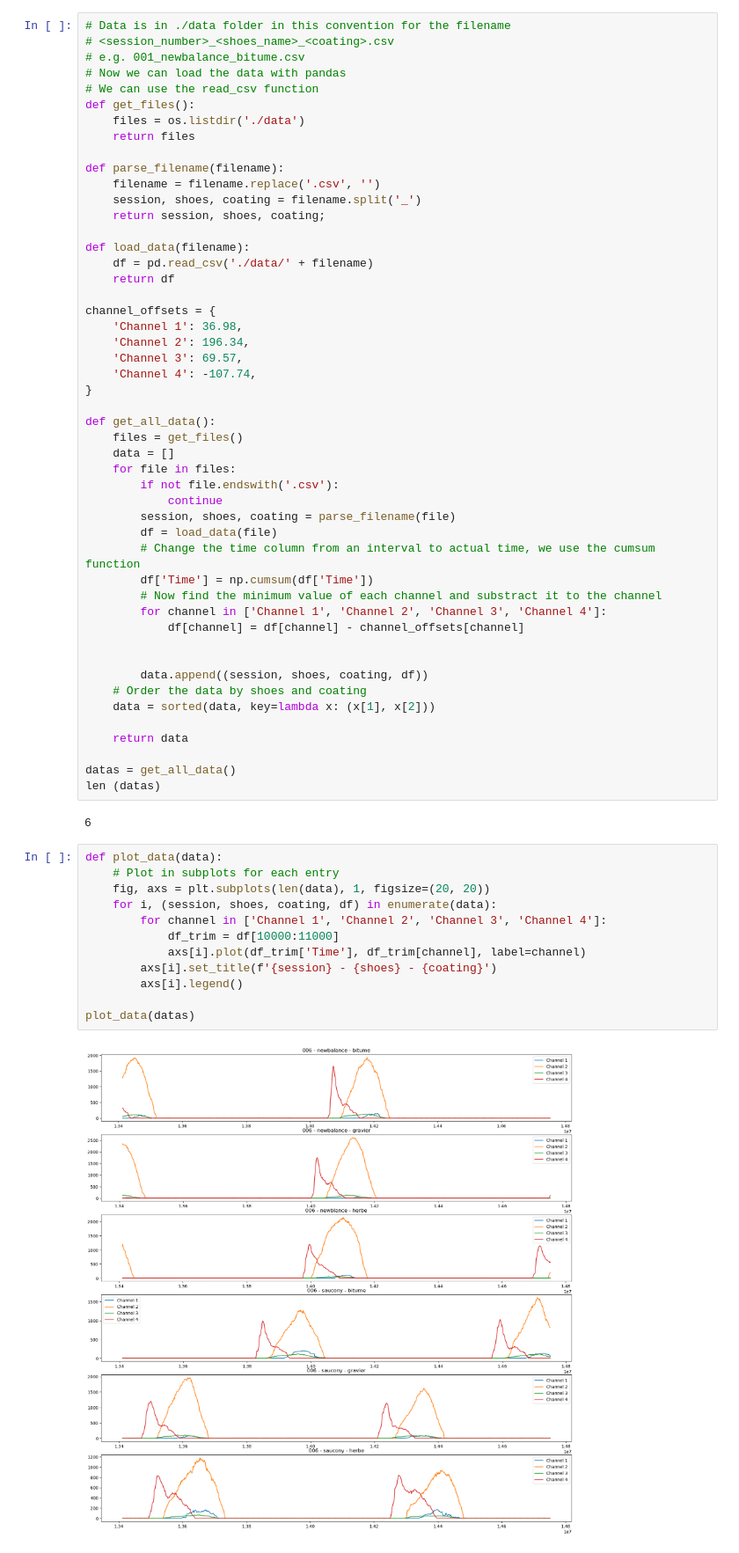
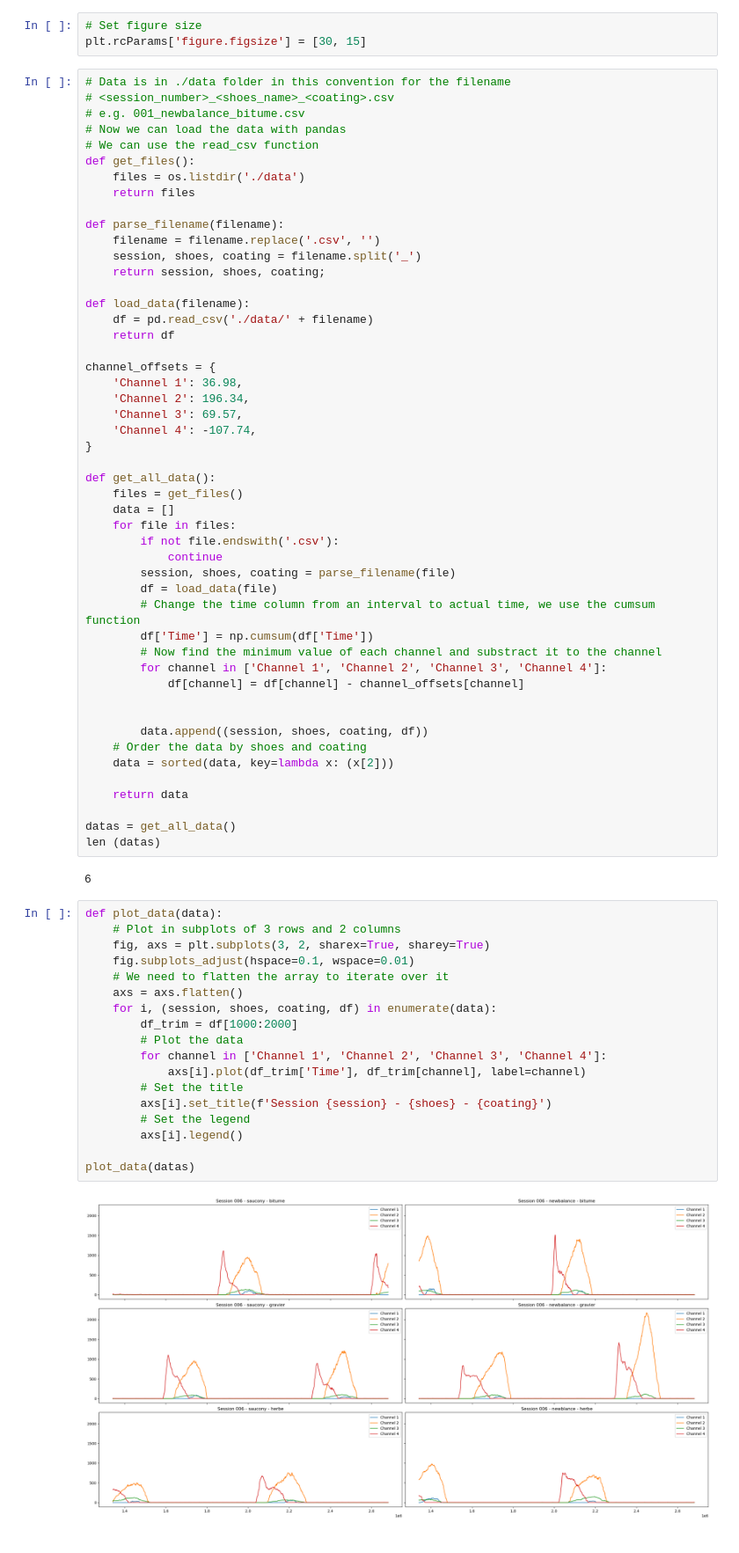
Before and after one commit to MalauD/TIPE2022, a Jupyter notebook: Code/Notebooks/exploitation.ipynb, the cells around one changed output. Shown at 88% size. Saved outputs shown, nothing was run; the diff lists cells and outputs as text.

```diff
--- a/Code/Notebooks/exploitation.ipynb
+++ b/Code/Notebooks/exploitation.ipynb
@@ -4,6 +4,9 @@ import matplotlib.pyplot as plt
 import numpy as np
 import os
 import scipy.signal as signal
+# %%
+# Set figure size
+plt.rcParams['figure.figsize'] = [30, 15]
 # %%
 # Data is in ./data folder in this convention for the filename
 # <session_number>_<shoes_name>_<coating>.csv
@@ -47,7 +50,7 @@ def get_all_data():
 
         data.append((session, shoes, coating, df))
     # Order the data by shoes and coating
-    data = sorted(data, key=lambda x: (x[1], x[2]))
+    data = sorted(data, key=lambda x: (x[2]))
 
     return data
 
@@ -57,15 +60,21 @@ len (datas)
 6
 # %%
 def plot_data(data):
-    # Plot in subplots for each entry
-    fig, axs = plt.subplots(len(data), 1, figsize=(20, 20))
+    # Plot in subplots of 3 rows and 2 columns
+    fig, axs = plt.subplots(3, 2, sharex=True, sharey=True)
+    fig.subplots_adjust(hspace=0.1, wspace=0.01)
+    # We need to flatten the array to iterate over it
+    axs = axs.flatten()
     for i, (session, shoes, coating, df) in enumerate(data):
+        df_trim = df[1000:2000]
+        # Plot the data
         for channel in ['Channel 1', 'Channel 2', 'Channel 3', 'Channel 4']:
-            df_trim = df[10000:11000]
             axs[i].plot(df_trim['Time'], df_trim[channel], label=channel)
-        axs[i].set_title(f'{session} - {shoes} - {coating}')
+        # Set the title
+        axs[i].set_title(f'Session {session} - {shoes} - {coating}')
+        # Set the legend
         axs[i].legend()
 
 plot_data(datas)
 # %% [output]
-[figure, old version]
+[figure, new version]
```
Also changed, not shown: parts of 4 cells of this notebook, 8 other files.
